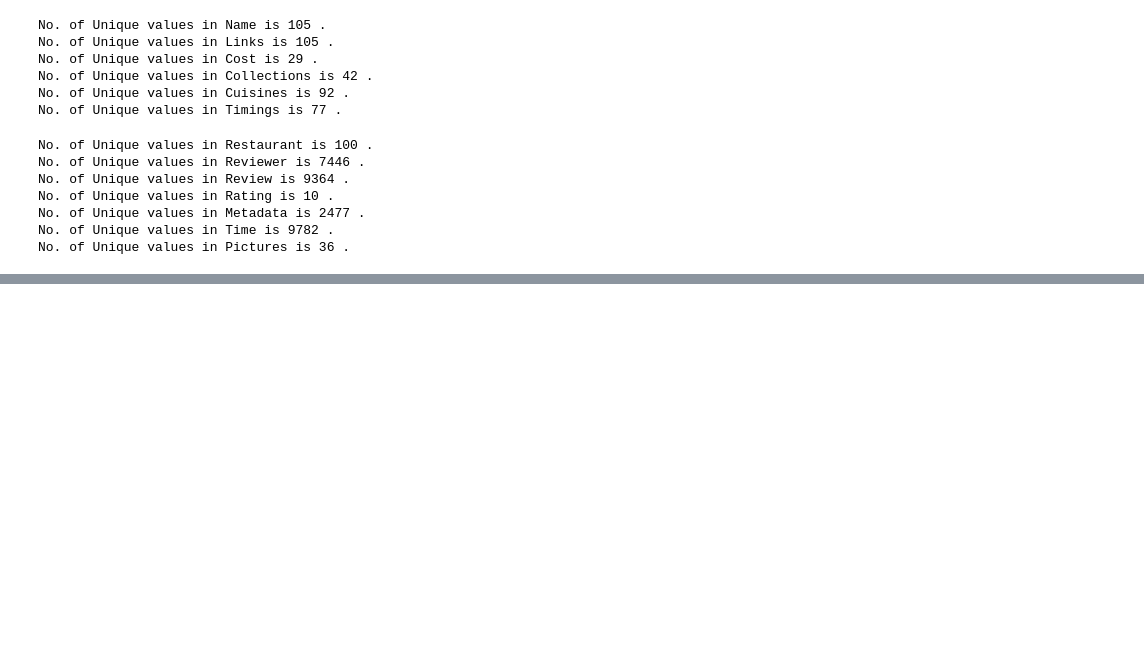
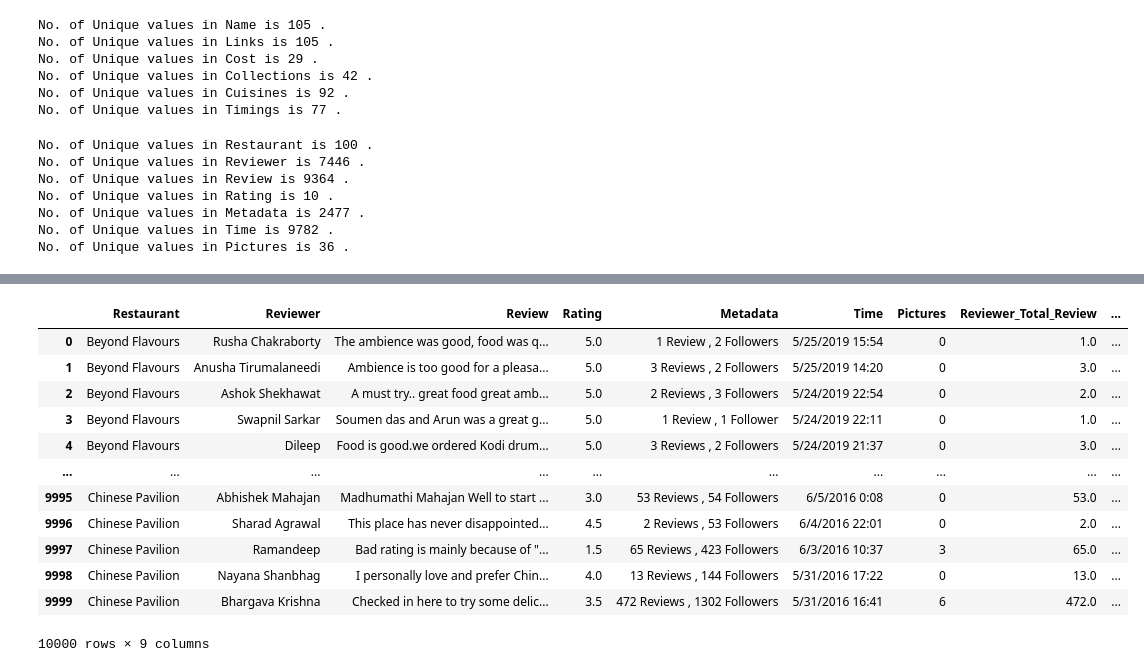
Before and after one commit to Siddharth3271/Advanced-Zomato-Restaurant-Clustering-and-Sentiment-Analysis, a Jupyter notebook: notebook.ipynb, the cells around one changed output, grey strips where cells are left out. Saved outputs shown, nothing was run; the diff lists cells and outputs as text; code cells hidden in the pictures; blank space fills up the shorter version.

Commit message:
Data wrangling part 1- extracting average rating and no. of reviews

```diff
--- a/notebook.ipynb
+++ b/notebook.ipynb
@@ -312,0 +322,4 @@ No. of Unique values in Pictures is 36 .
+# %%
+#creating copy of both dataset so that original data is not ruined
+hotelCopy=hotel_df.copy()
+reviewCopy=review_df.copy()
@@ -312,0 +489,9 @@ No. of Unique values in Pictures is 36 .
+# %%
+#changing data type for each rating since had value as interger surrounded by inverted comma
+#since there is one rating as like converting it to 0 since no rating is 0 then to median
+reviewCopy.loc[reviewCopy['Rating'] == 'Like'] = 0
+#changing data type for rating in reviewCopy data
+reviewCopy['Rating'] = reviewCopy['Rating'].astype('float')
+# %%
+#since there is one rating as like converting it to median
+reviewCopy.loc[reviewCopy['Rating'] == 0] = reviewCopy.Rating.median()
@@ -312,0 +514,22 @@ No. of Unique values in Pictures is 36 .
+# %%
+reviewCopy['Reviewer_Total_Review']=reviewCopy['Metadata'].str.split(',',expand=True)[0]
+reviewCopy['Reviewer_Followers']=reviewCopy['Metadata'].str.split(',', expand=True)[1]
+
+reviewCopy['Reviewer_Total_Review'] = pd.to_numeric(reviewCopy['Reviewer_Total_Review'].str.split(' ',expand=True)[0])
+reviewCopy['Reviewer_Followers'] = pd.to_numeric(reviewCopy['Reviewer_Followers'].str.split(' ').str[1])
+# %%
+reviewCopy
+# %% [output]
+|  | Restaurant | Reviewer | Review | Rating | Metadata | Time | Pictures | Reviewer_Total_Review | ... |
+| 0 | Beyond Flavours | Rusha Chakraborty | The ambience was good, food was q... | 5.0 | 1 Review , 2 Followers | 5/25/2019 15:54 | 0 | 1.0 | ... |
+| 1 | Beyond Flavours | Anusha Tirumalaneedi | Ambience is too good for a pleasa... | 5.0 | 3 Reviews , 2 Followers | 5/25/2019 14:20 | 0 | 3.0 | ... |
+| 2 | Beyond Flavours | Ashok Shekhawat | A must try.. great food great amb... | 5.0 | 2 Reviews , 3 Followers | 5/24/2019 22:54 | 0 | 2.0 | ... |
+| 3 | Beyond Flavours | Swapnil Sarkar | Soumen das and Arun was a great g... | 5.0 | 1 Review , 1 Follower | 5/24/2019 22:11 | 0 | 1.0 | ... |
+| 4 | Beyond Flavours | Dileep | Food is good.we ordered Kodi drum... | 5.0 | 3 Reviews , 2 Followers | 5/24/2019 21:37 | 0 | 3.0 | ... |
+| ... | ... | ... | ... | ... | ... | ... | ... | ... | ... |
+| 9995 | Chinese Pavilion | Abhishek Mahajan | Madhumathi Mahajan Well to start ... | 3.0 | 53 Reviews , 54 Followers | 6/5/2016 0:08 | 0 | 53.0 | ... |
+| 9996 | Chinese Pavilion | Sharad Agrawal | This place has never disappointed... | 4.5 | 2 Reviews , 53 Followers | 6/4/2016 22:01 | 0 | 2.0 | ... |
+| 9997 | Chinese Pavilion | Ramandeep | Bad rating is mainly because of "... | 1.5 | 65 Reviews , 423 Followers | 6/3/2016 10:37 | 3 | 65.0 | ... |
+| 9998 | Chinese Pavilion | Nayana Shanbhag | I personally love and prefer Chin... | 4.0 | 13 Reviews , 144 Followers | 5/31/2016 17:22 | 0 | 13.0 | ... |
+| 9999 | Chinese Pavilion | Bhargava Krishna | Checked in here to try some delic... | 3.5 | 472 Reviews , 1302 Followers | 5/31/2016 16:41 | 6 | 472.0 | ... |
+10000 rows × 9 columns
```
Also changed, not shown: parts of 22 cells of this notebook.
